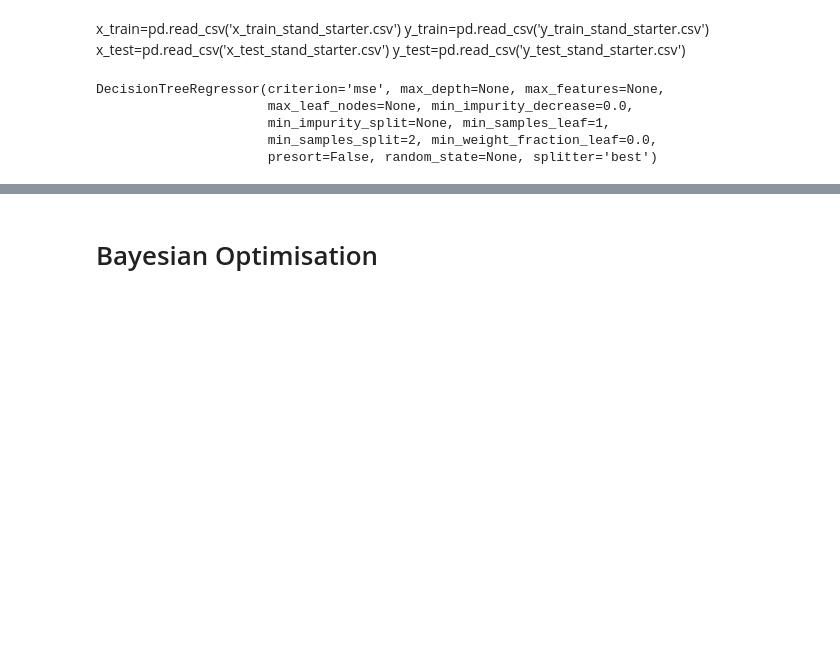
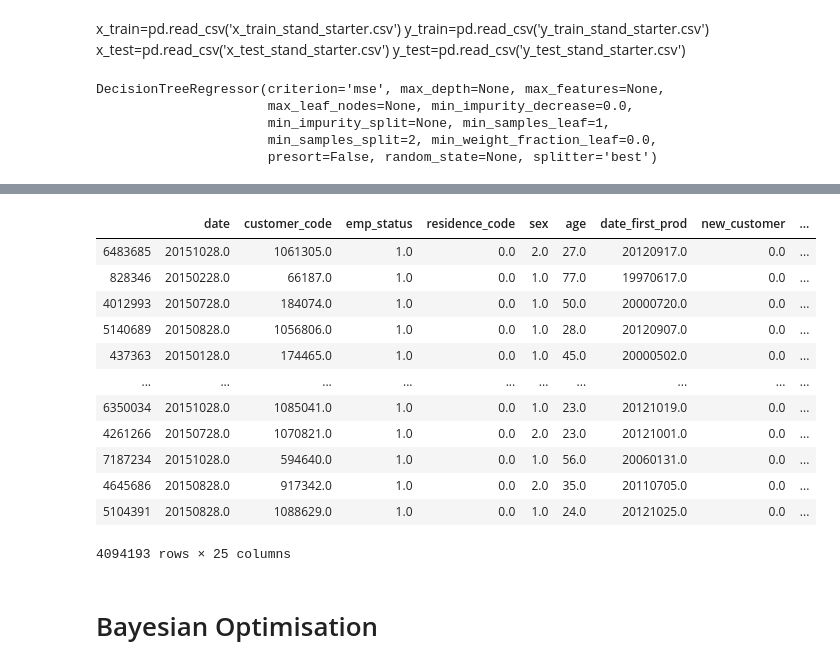
Before and after one commit to PRINCEMAIN/Python, a Jupyter notebook: santander-starter.ipynb, the cells around one changed output, grey strips where cells are left out. Saved outputs shown, nothing was run; the diff lists cells and outputs as text; code cells hidden in the pictures; blank space fills up the shorter version.

```diff
--- a/santander-starter.ipynb
+++ b/santander-starter.ipynb
@@ -1472,3 +1485,30 @@ print(result)
+# %%
+##
+x_test['ProdRecommed'] = y_test
+x_test['ProdRecommedPredict'] = y_predict
+x_test['ProdRecommed'].astype('str')
+daf[0].astype('str')
+x_test['ProdRecommed'] = x_test['ProdRecommed'].map(daf[0])
+#x_test['ProdRecommed'] = x_test['ProdRecommed'].remap(daf)
+x_test['ProdRecommedPredict'] = x_test['ProdRecommedPredict'].map(daf[0])
+# %%
+#x_test.replace({"ProdRecommed": daf[0]})
+#x_test.replace({"ProdRecommedPredict": daf[0]})
+x_test
+# %% [output]
+|  | date | customer_code | emp_status | residence_code | sex | age | date_first_prod | new_customer | ... |
+| 6483685 | 20151028.0 | 1061305.0 | 1.0 | 0.0 | 2.0 | 27.0 | 20120917.0 | 0.0 | ... |
+| 828346 | 20150228.0 | 66187.0 | 1.0 | 0.0 | 1.0 | 77.0 | 19970617.0 | 0.0 | ... |
+| 4012993 | 20150728.0 | 184074.0 | 1.0 | 0.0 | 1.0 | 50.0 | 20000720.0 | 0.0 | ... |
+| 5140689 | 20150828.0 | 1056806.0 | 1.0 | 0.0 | 1.0 | 28.0 | 20120907.0 | 0.0 | ... |
+| 437363 | 20150128.0 | 174465.0 | 1.0 | 0.0 | 1.0 | 45.0 | 20000502.0 | 0.0 | ... |
+| ... | ... | ... | ... | ... | ... | ... | ... | ... | ... |
+| 6350034 | 20151028.0 | 1085041.0 | 1.0 | 0.0 | 1.0 | 23.0 | 20121019.0 | 0.0 | ... |
+| 4261266 | 20150728.0 | 1070821.0 | 1.0 | 0.0 | 2.0 | 23.0 | 20121001.0 | 0.0 | ... |
+| 7187234 | 20151028.0 | 594640.0 | 1.0 | 0.0 | 1.0 | 56.0 | 20060131.0 | 0.0 | ... |
+| 4645686 | 20150828.0 | 917342.0 | 1.0 | 0.0 | 2.0 | 35.0 | 20110705.0 | 0.0 | ... |
+| 5104391 | 20150828.0 | 1088629.0 | 1.0 | 0.0 | 1.0 | 24.0 | 20121025.0 | 0.0 | ... |
+4094193 rows × 25 columns
 # %% [markdown]
 # Bayesian Optimisation
 # %% [markdown]
```
Also changed, not shown: parts of 17 cells of this notebook.
